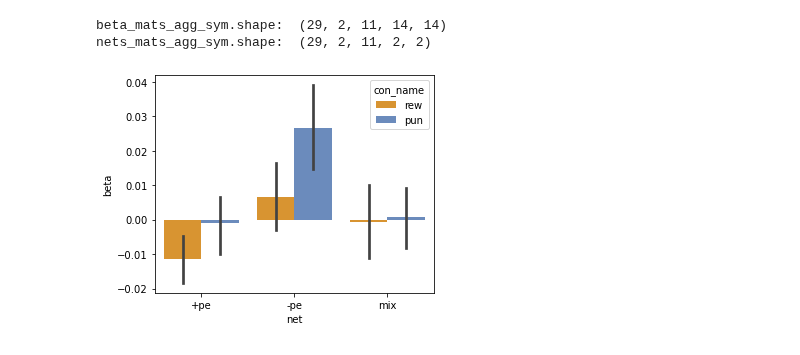
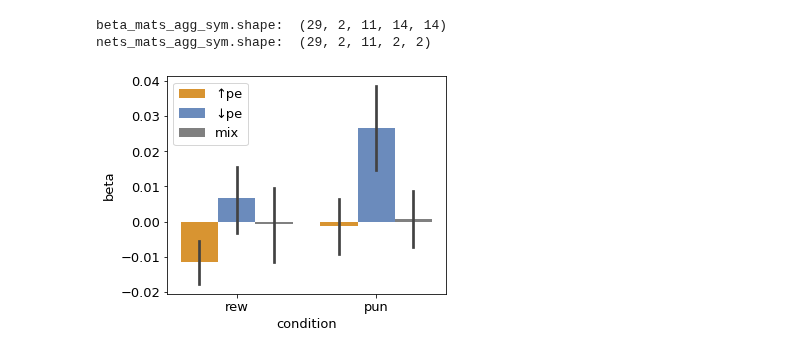
Before and after one commit to kbonna/decidenet, a Jupyter notebook: connectivity_analysis/ppi/dn_pp_02_analysis_customROI.ipynb, the cells around one changed output. Saved outputs shown, nothing was run; the diff lists cells and outputs as text; code cells hidden in the pictures.

Commit message:
extended dn_pp_02, minor code formatting changes in behavioral analysis notebooks

```diff
--- a/connectivity_analysis/ppi/dn_pp_02_analysis_customROI.ipynb
+++ b/connectivity_analysis/ppi/dn_pp_02_analysis_customROI.ipynb
@@ -1,17 +1,21 @@
 # %%
 import matplotlib.pyplot as plt
+import matplotlib as mpl
 import seaborn as sns
 import pandas as pd
 import numpy as np
 import sys
 import os
 
-from scipy.stats import ttest_rel, ttest_1samp
+from scipy.stats import ttest_rel, ttest_1samp, pearsonr
+from statsmodels.stats.multitest import multipletests
 
 path_root = os.environ.get('DECIDENET_PATH')
 path_code = os.path.join(path_root, 'code')
 if path_code not in sys.path:
     sys.path.append(path_code)
 from dn_utils.behavioral_models import load_behavioral_data
+from dn_utils.plotting import aligned_imshow_cbar
 
 %matplotlib inline
+mpl.rcParams['font.size'] = 13
@@ -18,6 +27,8 @@ from dn_utils.behavioral_models import load_behavioral_data
 # %%
-path_out = os.path.join(path_root, 'data/main_fmri_study/derivatives/ppi')
-path_nistats = os.path.join(path_root, 'data/main_fmri_study/derivatives/nistats')
+path_derivatives = os.path.join(path_root, 'data/main_fmri_study/derivatives')
+path_out = os.path.join(path_derivatives, 'ppi')
+path_nistats = os.path.join(path_derivatives, 'nistats')
+path_jags = os.path.join(path_derivatives, 'jags')
 path_betamats = os.path.join(path_out, 'betamats')
 path_parcellations = os.path.join(path_out, 'parcellations')
 path_exclusion_csv = os.path.join(path_nistats, 'exclusion/exclusion.csv')
@@ -27,6 +38,14 @@ path_betamats_custom_roi = os.path.join(path_betamats, 'customROI')
 path_beh = os.path.join(path_root, 'data/main_fmri_study/sourcedata/behavioral')
 beh, meta = load_behavioral_data(path=path_beh, verbose=False)
 n_subjects, n_conditions, n_trials, _ = beh.shape
+
+# Behavioral modelling parameters
+alpha_pdci_mle = np.load(os.path.join(
+    path_jags,
+    'parameter_estimates/alpha_pdci_mle_3digits.npy'))
+beta_pdci_mle = np.load(os.path.join(
+    path_jags,
+    'parameter_estimates/beta_pdci_mle_3digits.npy'))
 
 # PPI model regressors information
 beta_names = ['physio', 'dec_ons', 'dec_wcor', 'res_lbp', 'res_rbp',
@@ -92,7 +111,7 @@ nets_mats_agg_sym.shape:  (29, 2, 11, 2, 2)
 data = []
 for sub, sub_name in enumerate(df_exclusion.loc[ok_index, 'sub']):
     for con, con_name in enumerate(meta['dim2']):
-        for net, netidx in {'+pe': (0, 0), '-pe': (1, 1), 'mix': (0, 1)}.items():
+        for net, netidx in {'↑pe': (0, 0), '↓pe': (1, 1), 'mix': (0, 1)}.items():
             data.append(
                 [
                     nets_mats_agg_sym[sub, con, beta_idx, netidx[0], netidx[1]],
@@ -102,16 +121,18 @@ for sub, sub_name in enumerate(df_exclusion.loc[ok_index, 'sub']):
                 ]
             )
 
-df = pd.DataFrame(data, columns=['beta', 'sub_name', 'con_name', 'net'])
+df = pd.DataFrame(data, columns=['beta', 'sub_name', 'condition', 'net'])
 # %%
 fig, ax = plt.subplots(figsize=(5, 4))
 bp = sns.barplot(
-    x='net',
+    x='condition',
     y='beta',
-    hue='con_name',
+    hue='net',
     data=df,
     ax=ax,
-    palette={'rew': '#f49915', 'pun': '#5E88CA'}
+    palette={'↑pe': '#f49915', '↓pe': '#5E88CA', 'mix': 'gray'}
 )
+plt.legend(loc='upper left')
+plt.show()
 # %% [output]
-[figure, old version]
+[figure, new version]
```
Also changed, not shown: parts of 5 cells of this notebook, 7 other files.
